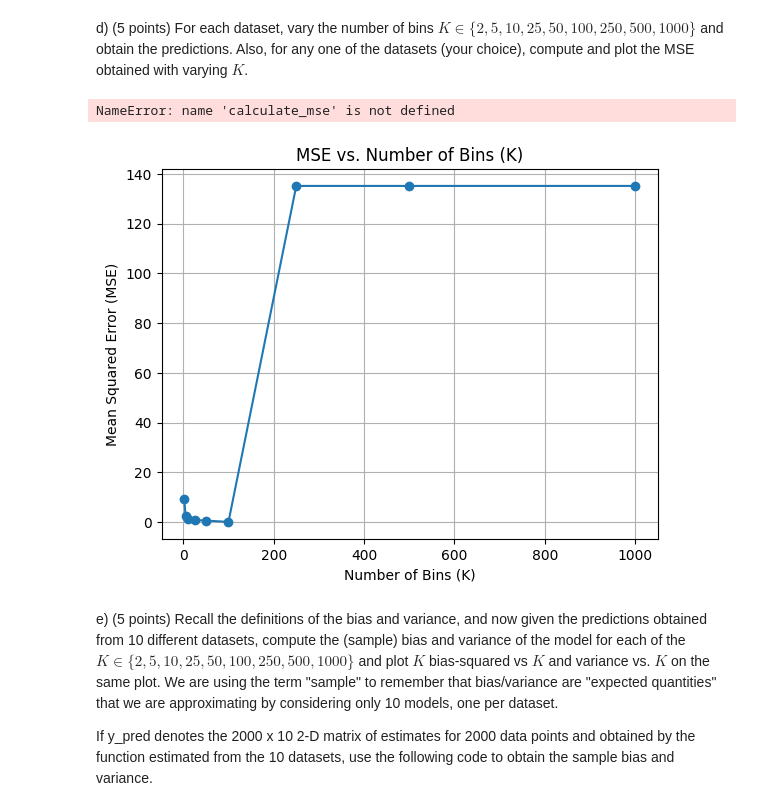
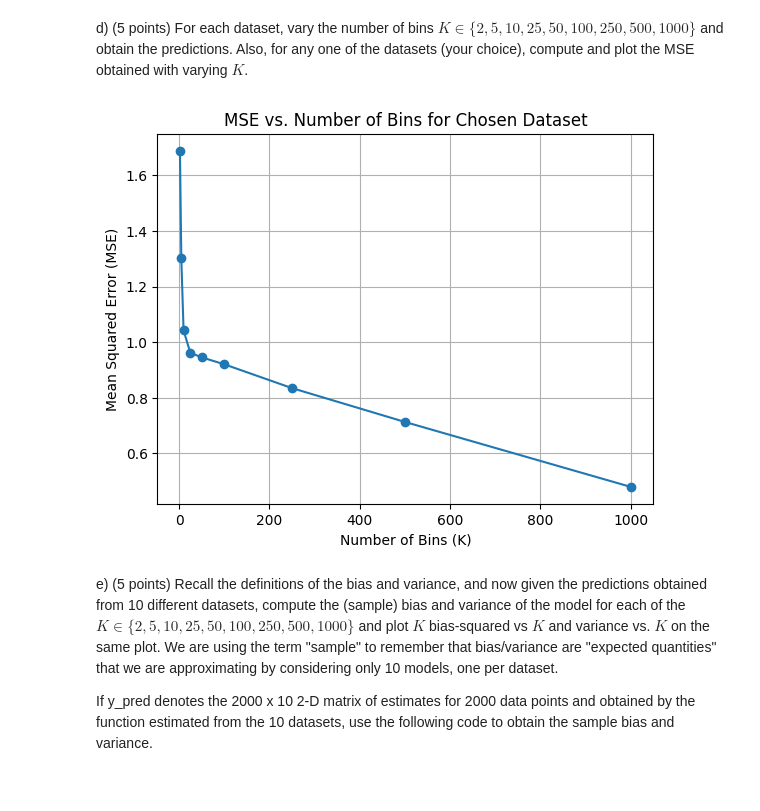
Before and after one commit to saiyam-shah/ml-ass2, a Jupyter notebook: HW_2-2.ipynb, the cells around one changed output. Drawn from its saved outputs; the diff is of its cells as text; code cells hidden in the pictures.

```diff
--- a/HW_2-2.ipynb
+++ b/HW_2-2.ipynb
@@ -183,53 +177,33 @@ In summary, increasing the number of bins (K) in the described estimator can gen
 # %% [markdown]
 
 d) (5 points) For each dataset, vary the number of bins $K \in \{2,5,10,25,50,100,250, 500, 1000\}$ and obtain the predictions. Also, for any one of the datasets (your choice), compute and plot the MSE obtained with varying $K$.
-# %%
-mse_scores = []
-K = [2,5,10,25,50,100,250,500,1000]
-np.random.seed(0)
-X = np.linspace(0, 10, 100)
-Y = 2 * X + np.random.normal(0, 1, 100)
-for n in K:
-  ### START CODE ###
-    Yhat = estimate_g(X, Y, n)  ### END CODE ###
-
-  ### START CODE ###
-  # Compute MSE
-    mse = calculate_mse(Y, Yhat)
-### END CODE ###
-    mse_scores.append(mse)
-plt.plot(K,mse_scores)
-plt.show()
-# %% [output]
-NameError: name 'calculate_mse' is not defined
 # %%
+
+from sklearn.metrics import mean_squared_error
+
+# Choose a dataset (for example, dataset[0])
+chosen_dataset = datasets[0]  # Replace with the dataset you want to choose
+
 mse_scores = []
 K = [2, 5, 10, 25, 50, 100, 250, 500, 1000]
 
-# Load or generate your dataset here
-# For demonstration purposes, let's create a sample dataset
-np.random.seed(0)
-X = np.linspace(0, 10, 100)
-Y = 2 * X + np.random.normal(0, 1, 100)  # True function is Y = 2*X + noise
+for n in K:
+    # Compute y_hat for the chosen dataset with K bins
+    Yhat = estimator_g(chosen_dataset['X'], chosen_dataset['Y'], n)
 
-for n in K:
-    # Estimate Yhat for the chosen dataset
-    Yhat = estimate_g(X, Y, n)  # Assuming you have the estimate_g function defined
-
-    # Compute the Mean Squared Error (MSE)
-    mse = mean_squared_error(Y, Yhat)  # Assuming you have the calculate_mse function defined
+    # Compute Mean Squared Error (MSE) for this choice of K
+    mse = mean_squared_error(chosen_dataset['Y'], Yhat)
 
     mse_scores.append(mse)
 
-# Plot MSE vs. K
-plt.plot(K, mse_scores, marker='o', linestyle='-')
-plt.title('MSE vs. Number of Bins (K)')
+plt.plot(K, mse_scores, marker='o')
 plt.xlabel('Number of Bins (K)')
 plt.ylabel('Mean Squared Error (MSE)')
+plt.title('MSE vs. Number of Bins for Chosen Dataset')
 plt.grid(True)
 plt.show()
 # %% [output]
-[figure, old version]
+[figure, new version]
 # %% [markdown]
 e) (5 points) Recall the definitions of the bias and variance, and now given the predictions obtained from 10 different datasets, compute the (sample) bias and variance of the model for each of the $K \in \{2,5,10,25,50,100,250,500,1000\}$ and plot $K$  bias-squared vs $K$ and variance vs. $K$  on the same plot.
 We are using the term "sample" to remember that bias/variance are "expected quantities" that we are approximating by considering only 10 models, one per dataset.
```
Also changed, not shown: parts of 6 cells of this notebook.
